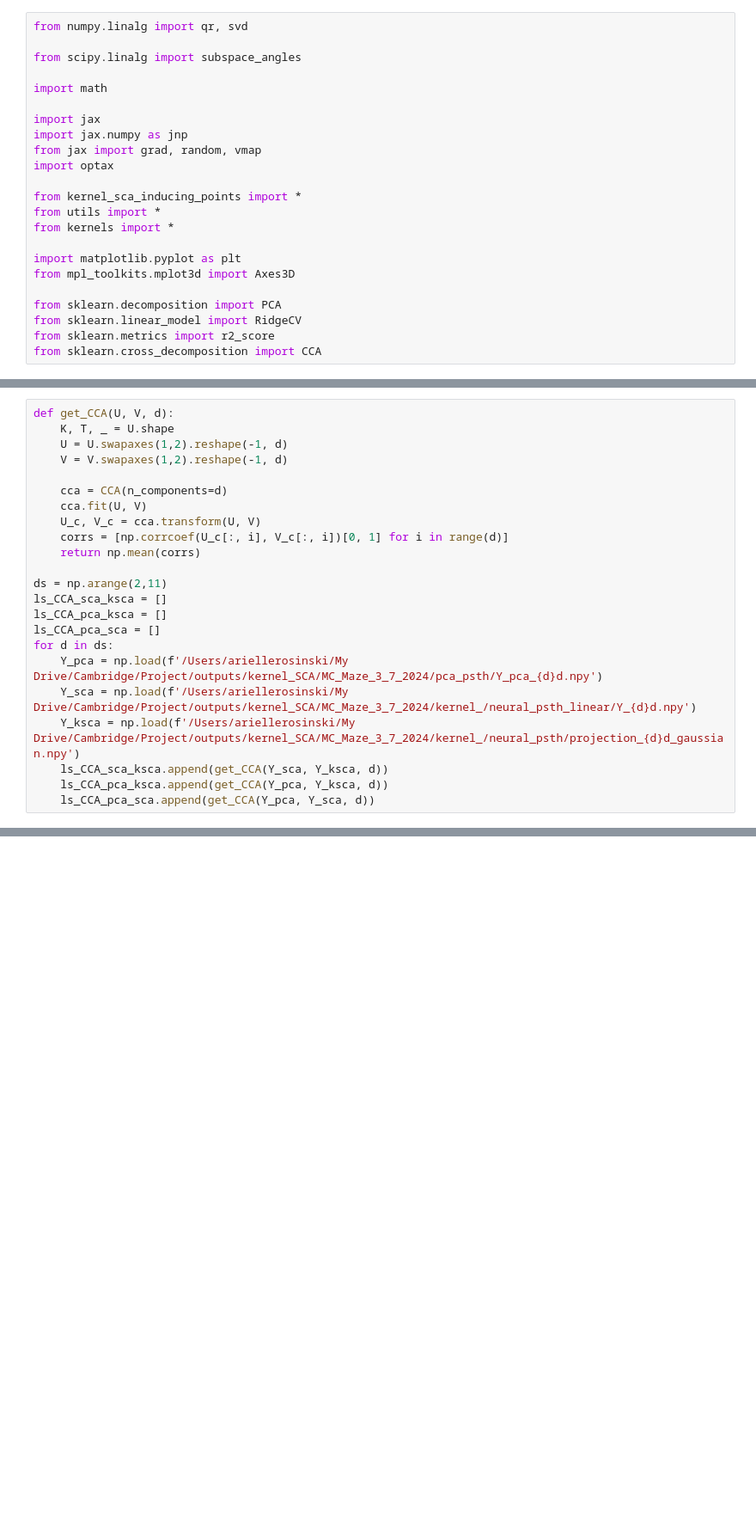
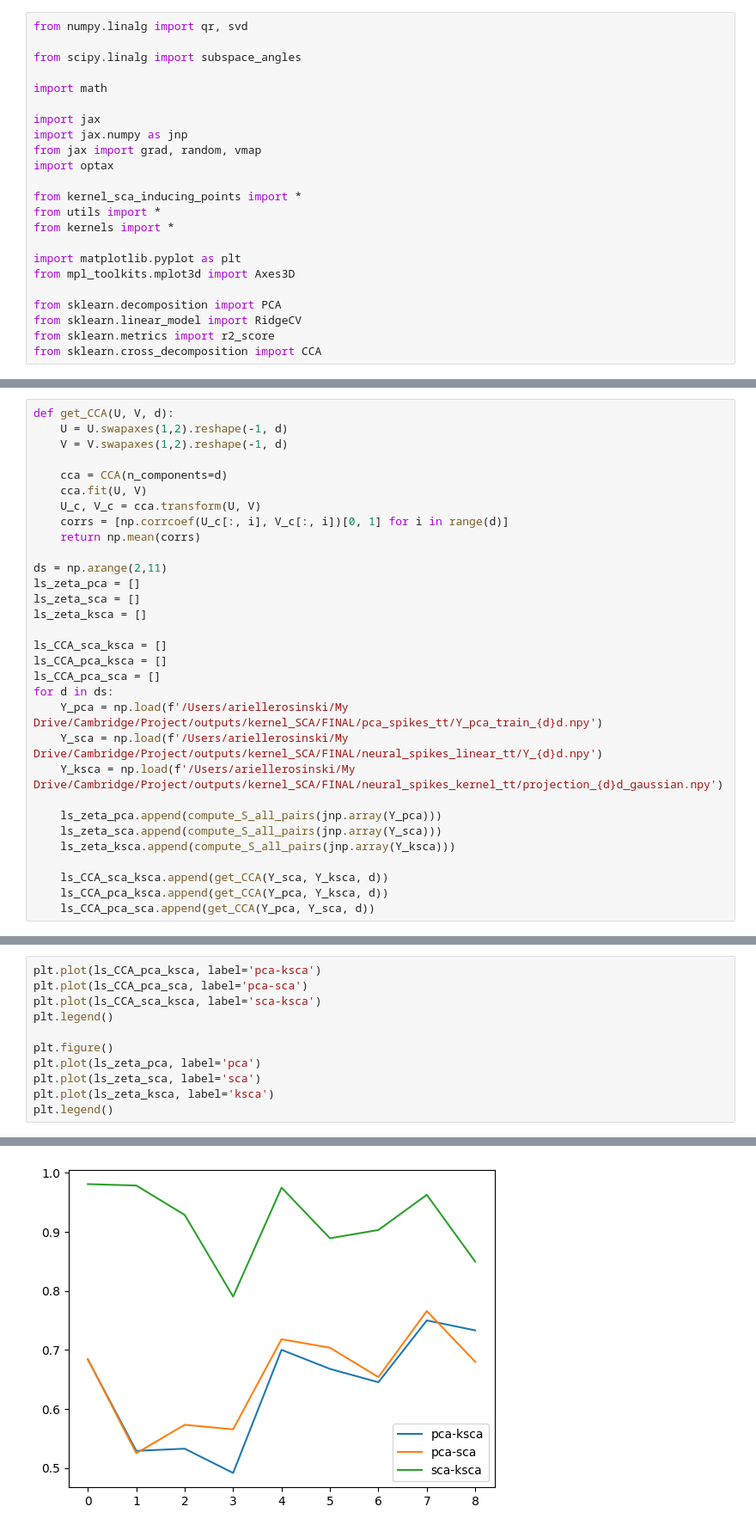
Before and after one commit to ArielleRosinski/SCA_project, a Jupyter notebook: analyse_MC_Maze.ipynb, the cells around one changed output, grey strips where cells are left out. Shown at 86% size. Cells and saved outputs as stored; diff of their text form; blank space fills up the shorter version.

```diff
--- a/analyse_MC_Maze.ipynb
+++ b/analyse_MC_Maze.ipynb
@@ -24,6 +26,5 @@ from sklearn.cross_decomposition import CCA
 # %%
 def get_CCA(U, V, d):
-    K, T, _ = U.shape
     U = U.swapaxes(1,2).reshape(-1, d)
     V = V.swapaxes(1,2).reshape(-1, d)
 
@@ -34,13 +35,22 @@ def get_CCA(U, V, d):
     return np.mean(corrs)
 
 ds = np.arange(2,11)
+ls_zeta_pca = []
+ls_zeta_sca = []
+ls_zeta_ksca = []
+
 ls_CCA_sca_ksca = []
 ls_CCA_pca_ksca = []
 ls_CCA_pca_sca = []
 for d in ds:
-    Y_pca = np.load(f'/Users/ariellerosinski/My Drive/Cambridge/Project/outputs/kernel_SCA/MC_Maze_3_7_2024/pca_psth/Y_pca_{d}d.npy')
-    Y_sca = np.load(f'/Users/ariellerosinski/My Drive/Cambridge/Project/outputs/kernel_SCA/MC_Maze_3_7_2024/kernel_/neural_psth_linear/Y_{d}d.npy')
-    Y_ksca = np.load(f'/Users/ariellerosinski/My Drive/Cambridge/Project/outputs/kernel_SCA/MC_Maze_3_7_2024/kernel_/neural_psth/projection_{d}d_gaussian.npy')
+    Y_pca = np.load(f'/Users/ariellerosinski/My Drive/Cambridge/Project/outputs/kernel_SCA/FINAL/pca_spikes_tt/Y_pca_train_{d}d.npy')
+    Y_sca = np.load(f'/Users/ariellerosinski/My Drive/Cambridge/Project/outputs/kernel_SCA/FINAL/neural_spikes_linear_tt/Y_{d}d.npy')
+    Y_ksca = np.load(f'/Users/ariellerosinski/My Drive/Cambridge/Project/outputs/kernel_SCA/FINAL/neural_spikes_kernel_tt/projection_{d}d_gaussian.npy')
+
+    ls_zeta_pca.append(compute_S_all_pairs(jnp.array(Y_pca)))
+    ls_zeta_sca.append(compute_S_all_pairs(jnp.array(Y_sca)))
+    ls_zeta_ksca.append(compute_S_all_pairs(jnp.array(Y_ksca)))
+
     ls_CCA_sca_ksca.append(get_CCA(Y_sca, Y_ksca, d))
     ls_CCA_pca_ksca.append(get_CCA(Y_pca, Y_ksca, d))
     ls_CCA_pca_sca.append(get_CCA(Y_pca, Y_sca, d))
@@ -54,0 +246,12 @@ plt.legend()
+# %%
+plt.plot(ls_CCA_pca_ksca, label='pca-ksca')
+plt.plot(ls_CCA_pca_sca, label='pca-sca')
+plt.plot(ls_CCA_sca_ksca, label='sca-ksca')
+plt.legend()
+
+plt.figure()
+plt.plot(ls_zeta_pca, label='pca')
+plt.plot(ls_zeta_sca, label='sca')
+plt.plot(ls_zeta_ksca, label='ksca')
+plt.legend()
+# %% [output]
@@ -54,0 +259 @@ plt.legend()
+[figure, added]
```
Also changed, not shown: parts of 19 cells of this notebook, 2 other files.
